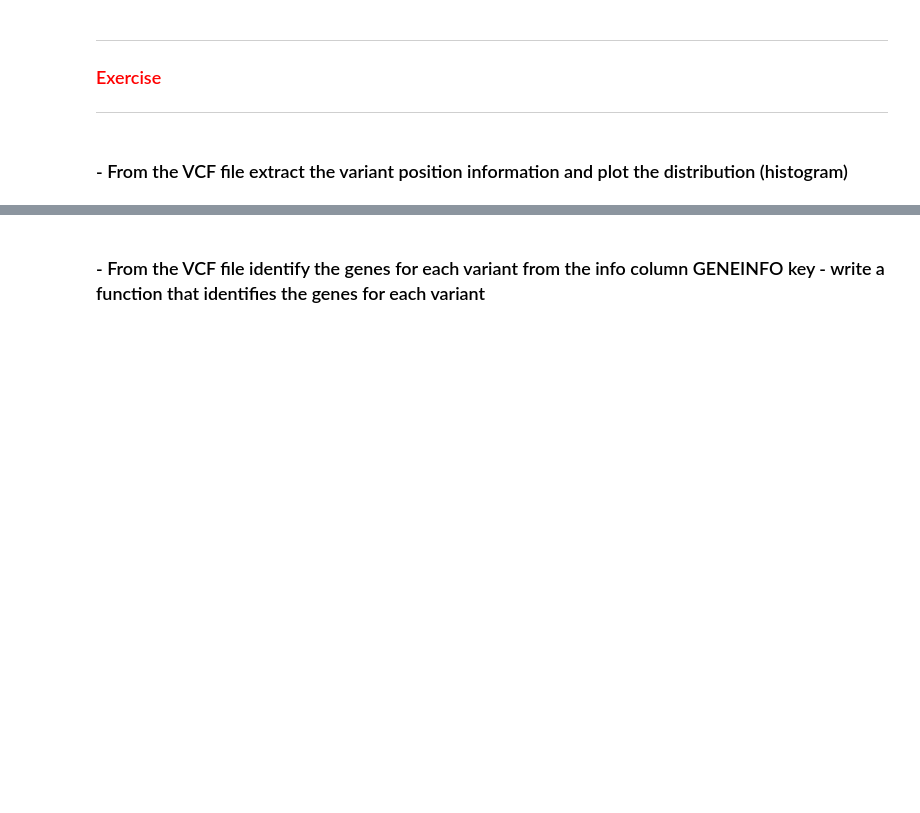
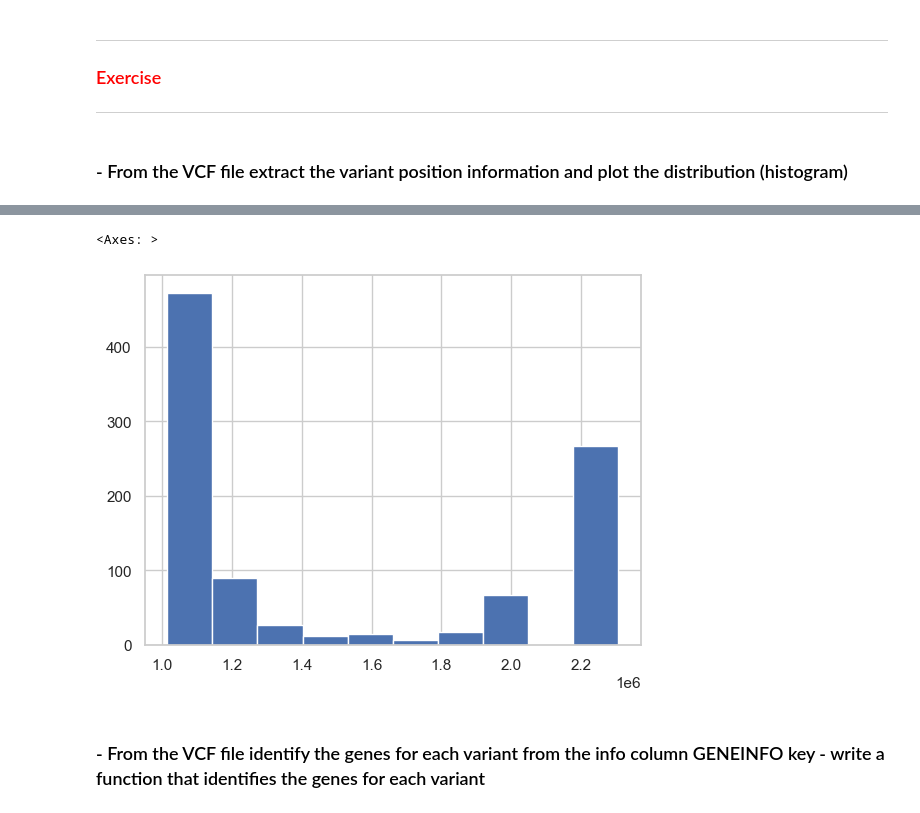
Before and after one commit to xingxianli/bioinf575, a Jupyter notebook: session_11_numpy_pandas/11_numpy_pandas_exercises.ipynb, the cells around one changed output, grey strips where cells are left out. Drawn from its saved outputs; the diff is of its cells as text; code cells hidden in the pictures; blank space fills up the shorter version.

```diff
--- a/session_11_numpy_pandas/11_numpy_pandas_exercises.ipynb
+++ b/session_11_numpy_pandas/11_numpy_pandas_exercises.ipynb
@@ -364,3 +364,12 @@ ____
 ___
 # %% [markdown]
 ### - From the VCF file extract the variant position information and plot the distribution (histogram)
+# %%
+import numpy as np
+import pandas as pd
+
+file_name = "clinvar_short.vcf"
+# %%
+vcf_df = pd.read_csv(file_name, sep='\t', comment='#', header=None)
+vcf_df.columns = ['CHROM', 'POS', 'ID', 'REF', 'ALT', 'QUAL', 'FILTER', 'INFO']
+vcf_df
@@ -367,3 +390,8 @@ ___
+# %%
+vcf_df.POS.hist()
+# %% [output]
+<Axes: >
+[figure, added]
 # %% [markdown]
 ### - From the VCF file identify the genes for each variant from the info column GENEINFO key - write a function that identifies the genes for each variant
 # %% [markdown]
```
Also changed, not shown: parts of 1 cell of this notebook, 2 other files.
